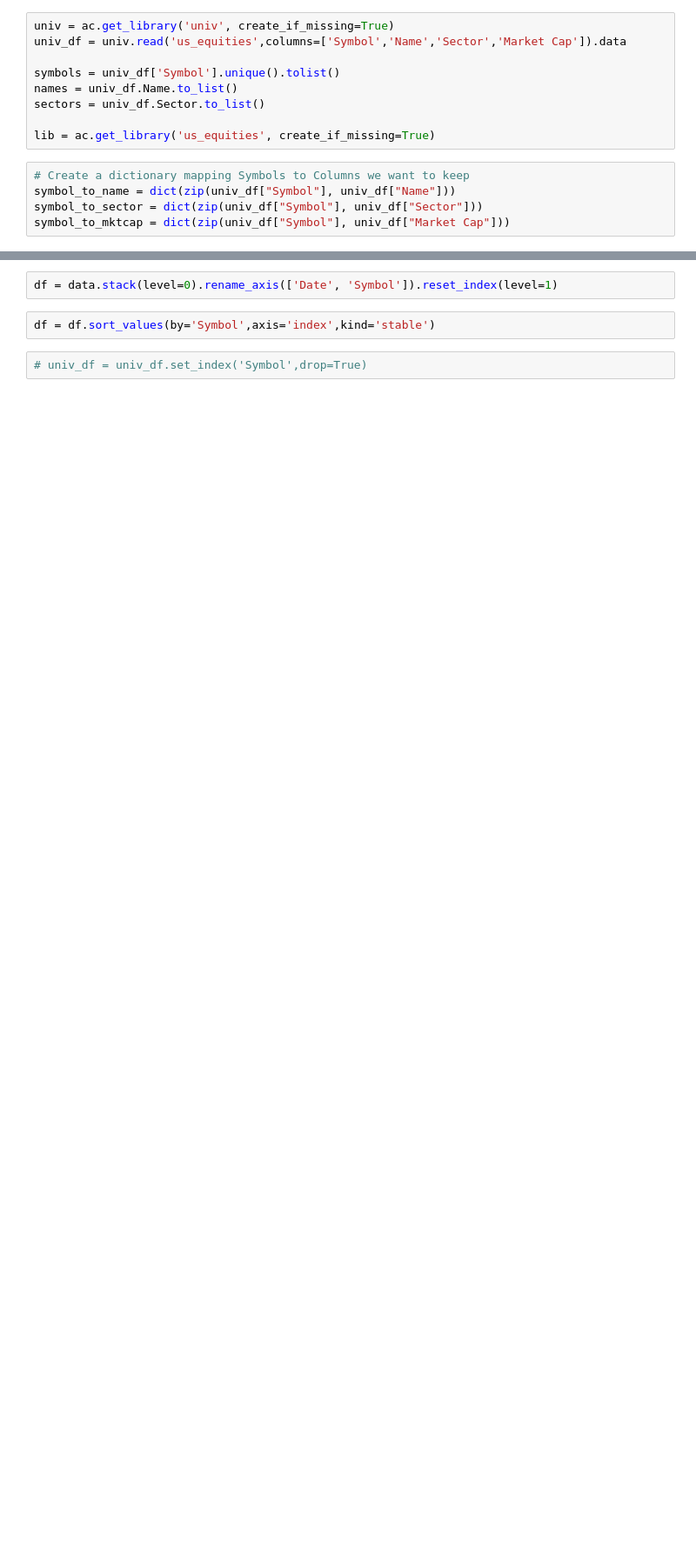
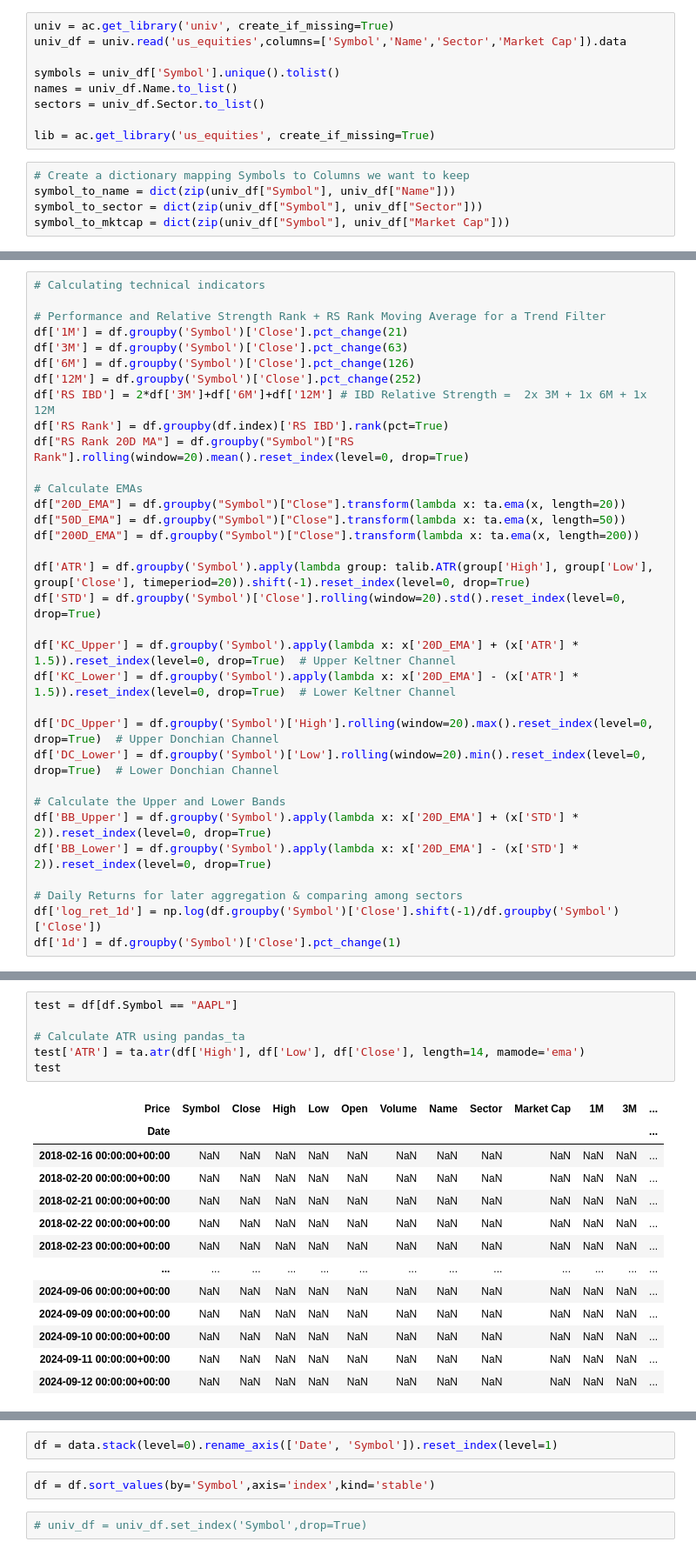
Before and after one commit to lowQuant/IB-Multi-Strategy-ATS, a Jupyter notebook: data_and_research/notebooks/download_us_sector_data.ipynb, the cells around one changed output, grey strips where cells are left out. Shown: that part at 87% size. Saved outputs shown, nothing was run; the diff lists cells and outputs as text; blank space fills up the shorter version.

```diff
--- a/data_and_research/notebooks/download_us_sector_data.ipynb
+++ b/data_and_research/notebooks/download_us_sector_data.ipynb
@@ -75,0 +64,33 @@ aapl
+# %%
+# Calculating technical indicators
+
+# Performance and Relative Strength Rank + RS Rank Moving Average for a Trend Filter
+df['1M'] = df.groupby('Symbol')['Close'].pct_change(21)
+df['3M'] = df.groupby('Symbol')['Close'].pct_change(63)
+df['6M'] = df.groupby('Symbol')['Close'].pct_change(126)
+df['12M'] = df.groupby('Symbol')['Close'].pct_change(252)
+df['RS IBD'] = 2*df['3M']+df['6M']+df['12M'] # IBD Relative Strength =  2x 3M + 1x 6M + 1x 12M
+df['RS Rank'] = df.groupby(df.index)['RS IBD'].rank(pct=True)
+df["RS Rank 20D MA"] = df.groupby("Symbol")["RS Rank"].rolling(window=20).mean().reset_index(level=0, drop=True)
+
+# Calculate EMAs
+df["20D_EMA"] = df.groupby("Symbol")["Close"].transform(lambda x: ta.ema(x, length=20))
+df["50D_EMA"] = df.groupby("Symbol")["Close"].transform(lambda x: ta.ema(x, length=50))
+df["200D_EMA"] = df.groupby("Symbol")["Close"].transform(lambda x: ta.ema(x, length=200))
+
+df['ATR'] = df.groupby('Symbol').apply(lambda group: talib.ATR(group['High'], group['Low'], group['Close'], timeperiod=20)).shift(-1).reset_index(level=0, drop=True)
+df['STD'] = df.groupby('Symbol')['Close'].rolling(window=20).std().reset_index(level=0, drop=True)
+
+df['KC_Upper'] = df.groupby('Symbol').apply(lambda x: x['20D_EMA'] + (x['ATR'] * 1.5)).reset_index(level=0, drop=True)  # Upper Keltner Channel
+df['KC_Lower'] = df.groupby('Symbol').apply(lambda x: x['20D_EMA'] - (x['ATR'] * 1.5)).reset_index(level=0, drop=True)  # Lower Keltner Channel
+
+df['DC_Upper'] = df.groupby('Symbol')['High'].rolling(window=20).max().reset_index(level=0, drop=True)  # Upper Donchian Channel
+df['DC_Lower'] = df.groupby('Symbol')['Low'].rolling(window=20).min().reset_index(level=0, drop=True)  # Lower Donchian Channel
+
+# Calculate the Upper and Lower Bands
+df['BB_Upper'] = df.groupby('Symbol').apply(lambda x: x['20D_EMA'] + (x['STD'] * 2)).reset_index(level=0, drop=True)
+df['BB_Lower'] = df.groupby('Symbol').apply(lambda x: x['20D_EMA'] - (x['STD'] * 2)).reset_index(level=0, drop=True)
+
+# Daily Returns for later aggregation & comparing among sectors
+df['log_ret_1d'] = np.log(df.groupby('Symbol')['Close'].shift(-1)/df.groupby('Symbol')['Close'])
+df['1d'] = df.groupby('Symbol')['Close'].pct_change(1)
@@ -75,0 +112,20 @@ aapl
+# %%
+test = df[df.Symbol == "AAPL"]
+
+# Calculate ATR using pandas_ta
+test['ATR'] = ta.atr(df['High'], df['Low'], df['Close'], length=14, mamode='ema')
+test
+# %% [output]
+| Price | Symbol | Close | High | Low | Open | Volume | Name | Sector | Market Cap | 1M | 3M | ... |
+| Date |  |  |  |  |  |  |  |  |  |  |  | ... |
+| 2018-02-16 00:00:00+00:00 | NaN | NaN | NaN | NaN | NaN | NaN | NaN | NaN | NaN | NaN | NaN | ... |
+| 2018-02-20 00:00:00+00:00 | NaN | NaN | NaN | NaN | NaN | NaN | NaN | NaN | NaN | NaN | NaN | ... |
+| 2018-02-21 00:00:00+00:00 | NaN | NaN | NaN | NaN | NaN | NaN | NaN | NaN | NaN | NaN | NaN | ... |
+| 2018-02-22 00:00:00+00:00 | NaN | NaN | NaN | NaN | NaN | NaN | NaN | NaN | NaN | NaN | NaN | ... |
+| 2018-02-23 00:00:00+00:00 | NaN | NaN | NaN | NaN | NaN | NaN | NaN | NaN | NaN | NaN | NaN | ... |
+| ... | ... | ... | ... | ... | ... | ... | ... | ... | ... | ... | ... | ... |
+| 2024-09-06 00:00:00+00:00 | NaN | NaN | NaN | NaN | NaN | NaN | NaN | NaN | NaN | NaN | NaN | ... |
+| 2024-09-09 00:00:00+00:00 | NaN | NaN | NaN | NaN | NaN | NaN | NaN | NaN | NaN | NaN | NaN | ... |
+| 2024-09-10 00:00:00+00:00 | NaN | NaN | NaN | NaN | NaN | NaN | NaN | NaN | NaN | NaN | NaN | ... |
+| 2024-09-11 00:00:00+00:00 | NaN | NaN | NaN | NaN | NaN | NaN | NaN | NaN | NaN | NaN | NaN | ... |
+| 2024-09-12 00:00:00+00:00 | NaN | NaN | NaN | NaN | NaN | NaN | NaN | NaN | NaN | NaN | NaN | ... |
```
Also changed, not shown: parts of 25 cells of this notebook, 6 other files.
